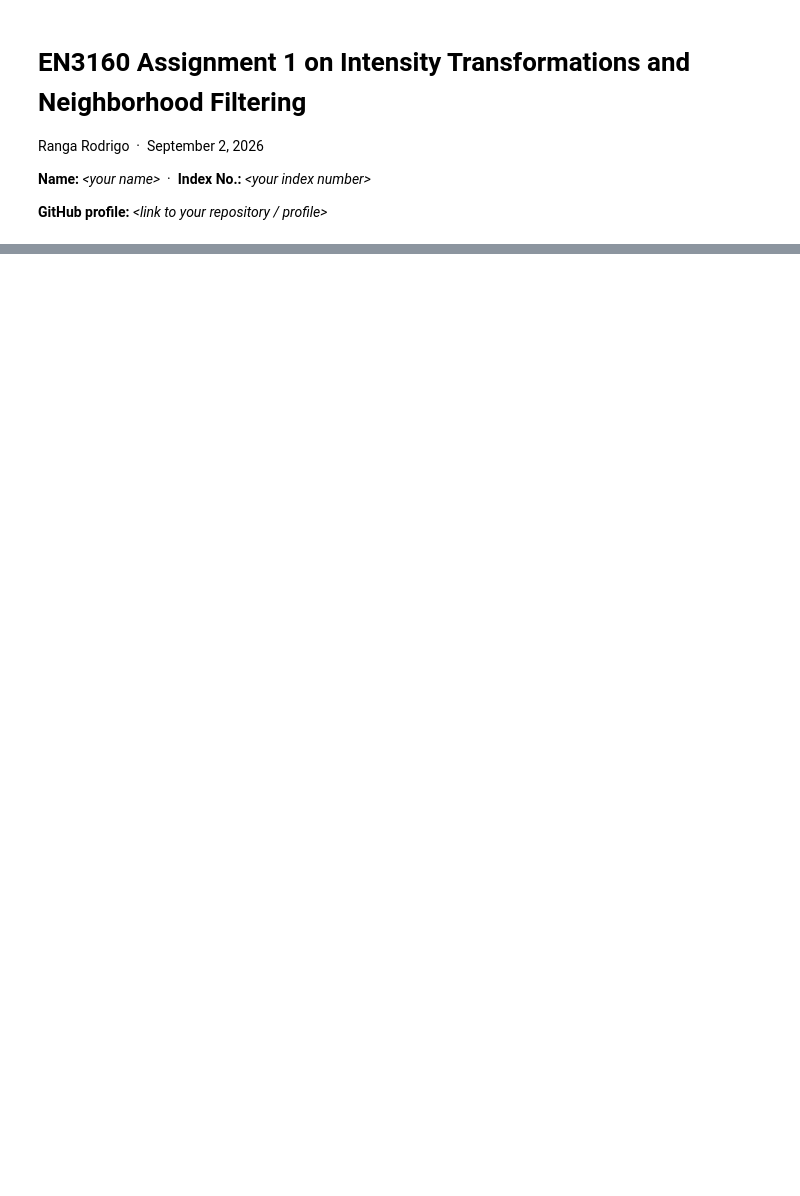
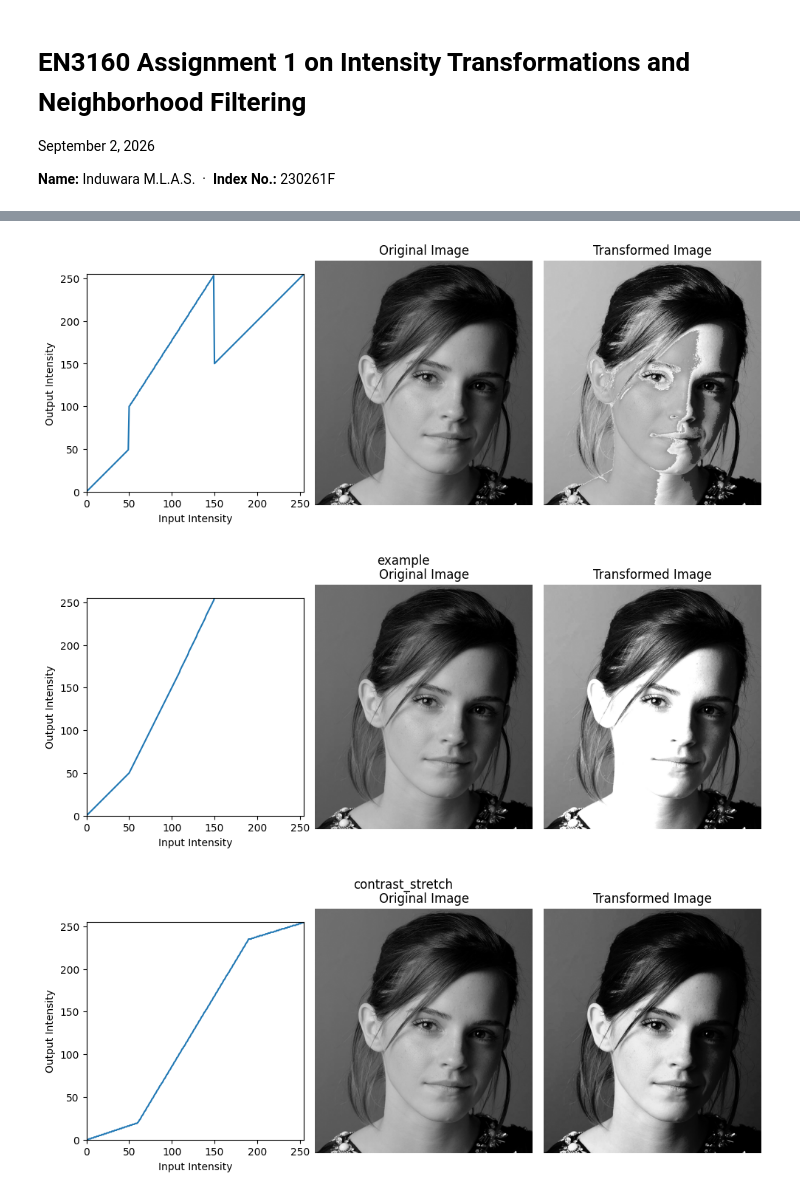
Before and after one commit to SasithIM/EN3160_IP_MV_Files, a Jupyter notebook: Assignment_1.ipynb, the cells around one changed output, grey strips where cells are left out. Cells and saved outputs as stored; diff of their text form; code cells hidden in the pictures; blank space fills up the shorter version.

Commit message:
Q1 - intensity transforms

```diff
--- a/Assignment_1.ipynb
+++ b/Assignment_1.ipynb
@@ -1,11 +1,8 @@
 # %% [markdown]
 # EN3160 Assignment 1 on Intensity Transformations and Neighborhood Filtering
+ September 2, 2026
 
-Ranga Rodrigo &nbsp;&middot;&nbsp; September 2, 2026
-
-**Name:** *&lt;your name&gt;* &nbsp;&middot;&nbsp; **Index No.:** *&lt;your index number&gt;*
-
-**GitHub profile:** *&lt;link to your repository / profile&gt;*
+**Name:** Induwara M.L.A.S. &nbsp;&middot;&nbsp; **Index No.:** 230261F
 # %%
 import numpy as np
 import cv2 as cv
@@ -42,6 +39,78 @@ transformation as a plot and the original and transformed images side-by-side.
 <img src="figures/fig1b.png" width="260">
 <figcaption><em>(b) Image for intensity transformation.</em></figcaption>
 </figure></td></tr></table>
+# %%
+bp = np.array([[0,0], [50,50], [50,100], [150, 255], [150, 150], [255,255]])
+
+def create_lut(bp):
+    """
+    Create a lookup table for a piecewise linear transformation defined by breakpoints bp.
+    """
+    c = np.asarray(bp, dtype=float)
+    assert c[0,0]==0 and c[-1,0]==255, "Breakpoints must start at 0 and end at 255"
+
+    t = np.zeros(256, dtype=np.uint8)
+
+    for (x0, y0), (x1, y1) in zip(c[:-1], c[1:]):
+        x0, y0, x1, y1 = map(int, (x0, y0, x1, y1))
+        if x1 == x0:
+            t[x0] = y1
+            continue
+        t[x0:x1+1] = np.linspace(y0, y1, x1-x0+1)
+
+    return np.round(t).clip(0,255).astype(np.uint8)
+
+def intensity_transform(img, t):
+    """
+    Apply a piecewise linear intensity transformation to an image using breakpoints bp.
+    """
+    lut = create_lut(bp)
+    return cv.LUT(img, lut)
+
+
+img = cv.imread("figures/fig1b.png", cv.IMREAD_GRAYSCALE)
+t = create_lut(bp)
+out = intensity_transform(img, t)
+
+def img_draw(img, out, t):
+    fig, axes = plt.subplots(1, 3)
+    axes[0].plot(t)
+    axes[0].set_xlabel("Input Intensity")
+    axes[0].set_ylabel("Output Intensity")
+    axes[0].set_xlim(0, 255)
+    axes[0].set_ylim(0, 255)
+    axes[0].set_aspect("equal")
+
+    axes[1].imshow(img, cmap="gray", vmin=0, vmax=255)
+    axes[1].set_title("Original Image")
+    axes[1].axis("off")
+
+    axes[2].imshow(out, cmap="gray", vmin=0, vmax=255)
+    axes[2].set_title("Transformed Image")
+    axes[2].axis("off")
+
+def img_show():
+    plt.tight_layout()
+    plt.show()
+
+img_draw(img, out, t)
+img_show()
+
+exp = {
+    "example": [[0,0], [50,50], [100,150], [150,255], [255,255]],
+    "contrast_stretch": [[0,0], [60,20], [190,235], [255,255]],
+}
+
+for j, (name, bp) in enumerate(exp.items()):
+    t = create_lut(bp)
+    out = intensity_transform(img, t)
+    img_draw(img, out, t)
+    plt.suptitle(name)
+    img_show()
+# %% [output]
+[figure, added]
+[figure, added]
+[figure, added]
 # %% [markdown]
 ---
 ## Question 2
```
